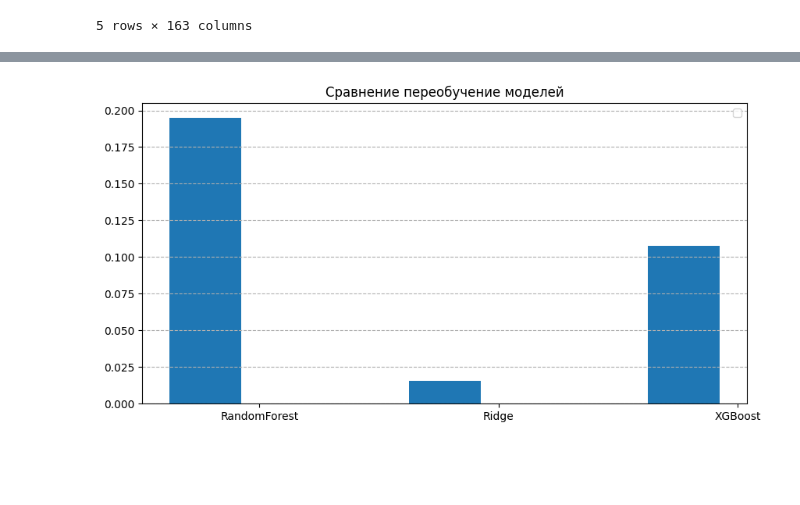
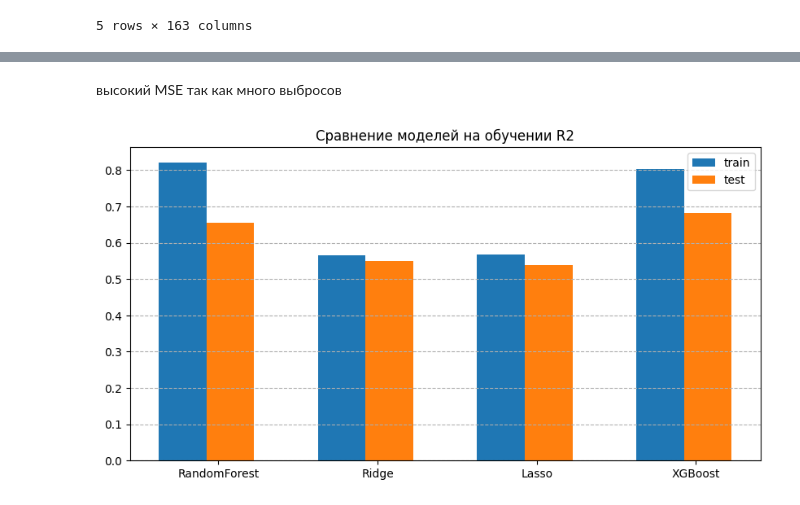
Before and after one commit to alexrad555/coursework_classic_ml, a Jupyter notebook: cc50_reg.ipynb, the cells around one changed output, grey strips where cells are left out. Cells and saved outputs as stored; diff of their text form; code cells hidden in the pictures; blank space fills up the shorter version.

```diff
--- a/cc50_reg.ipynb
+++ b/cc50_reg.ipynb
@@ -282,18 +250,14 @@ This warning will only be shown once.
 # %%
 df_metrics_train = pd.DataFrame({
-    'Model': ['RandomForest', 'Ridge', 'XGBoost'],
-    'R2': [train_r2, train_r2_ridge, train_r2_xgb],
-    'MAE': [train_mae, train_mae_ridge, train_mae_xgb],
-    'RMSE': [train_rmse, train_rmse_ridge, train_rmse_xgb],
-    'MSE': [train_mse, train_mse_ridge, train_mse_xgb]
+    'Model': ['RandomForest', 'Ridge', 'Lasso', 'XGBoost'],
+    'R2': [train_r2, train_r2_ridge, train_r2_lasso, train_r2_xgb],
+    'MSE': [train_mse, train_mse_ridge, train_mse_lasso, train_mse_xgb]
 })
 
 df_metrics_test = pd.DataFrame({
-    'Model': ['RandomForest', 'Ridge', 'XGBoost'],
-    'R2': [test_r2, test_r2_ridge, test_r2_xgb],
-    'MAE': [test_mae, test_mae_ridge, test_mae_xgb],
-    'RMSE': [test_rmse, test_rmse_ridge, test_rmse_xgb],
-    'MSE': [test_mse, test_mse_ridge, test_mse_xgb],
-    'RETRAINING': [retraining, retraining_ridge, retraining_xgb]
+    'Model': ['RandomForest', 'Ridge', 'Lasso', 'XGBoost'],
+    'R2': [test_r2, test_r2_ridge, test_r2_lasso, test_r2_xgb],
+    'MSE': [test_mse, test_mse_ridge, test_mse_lasso, test_mse_xgb],
+    'RETRAINING': [retraining, retraining_ridge, retraining_lasso, retraining_xgb]
 })
 # %%
@@ -367,12 +290,15 @@ plt.show()
+# %% [markdown]
+высокий MSE так как много выбросов
 # %%
 plt.figure(figsize=(10, 5))
 width = 0.3
-x = np.arange(len(df_metrics_test['Model']))
-plt.bar(x - 0.75 * width, df_metrics_test['RETRAINING'], width)
-plt.xticks(x, df_metrics_test['Model'])
+x = np.arange(len(df_metrics_train['Model']))
+plt.bar(x - 0.75 * width, df_metrics_train['R2'], width, label='train')
+plt.bar(x + 0.25 * width, df_metrics_test['R2'], width, label='test')
+plt.xticks(x, df_metrics_train['Model'])
 plt.legend()
 plt.grid(axis='y',linestyle= '--')
-plt.title('Сравнение переобучение моделей')
+plt.title('Сравнение моделей на обучении R2')
 plt.show()
 # %% [output]
-[figure, old version]
+[figure, new version]
```
Also changed, not shown: parts of 20 cells of this notebook.
